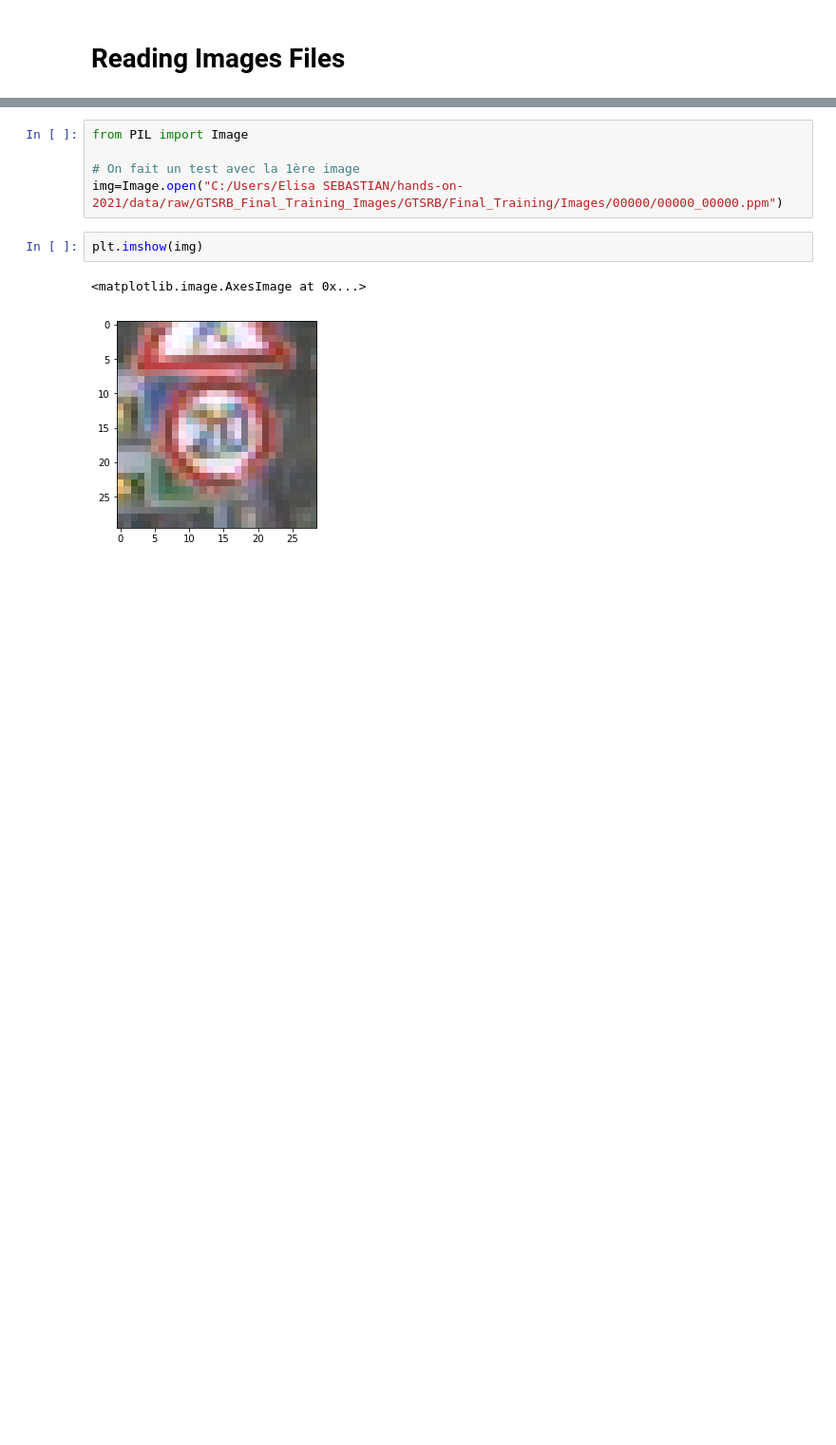
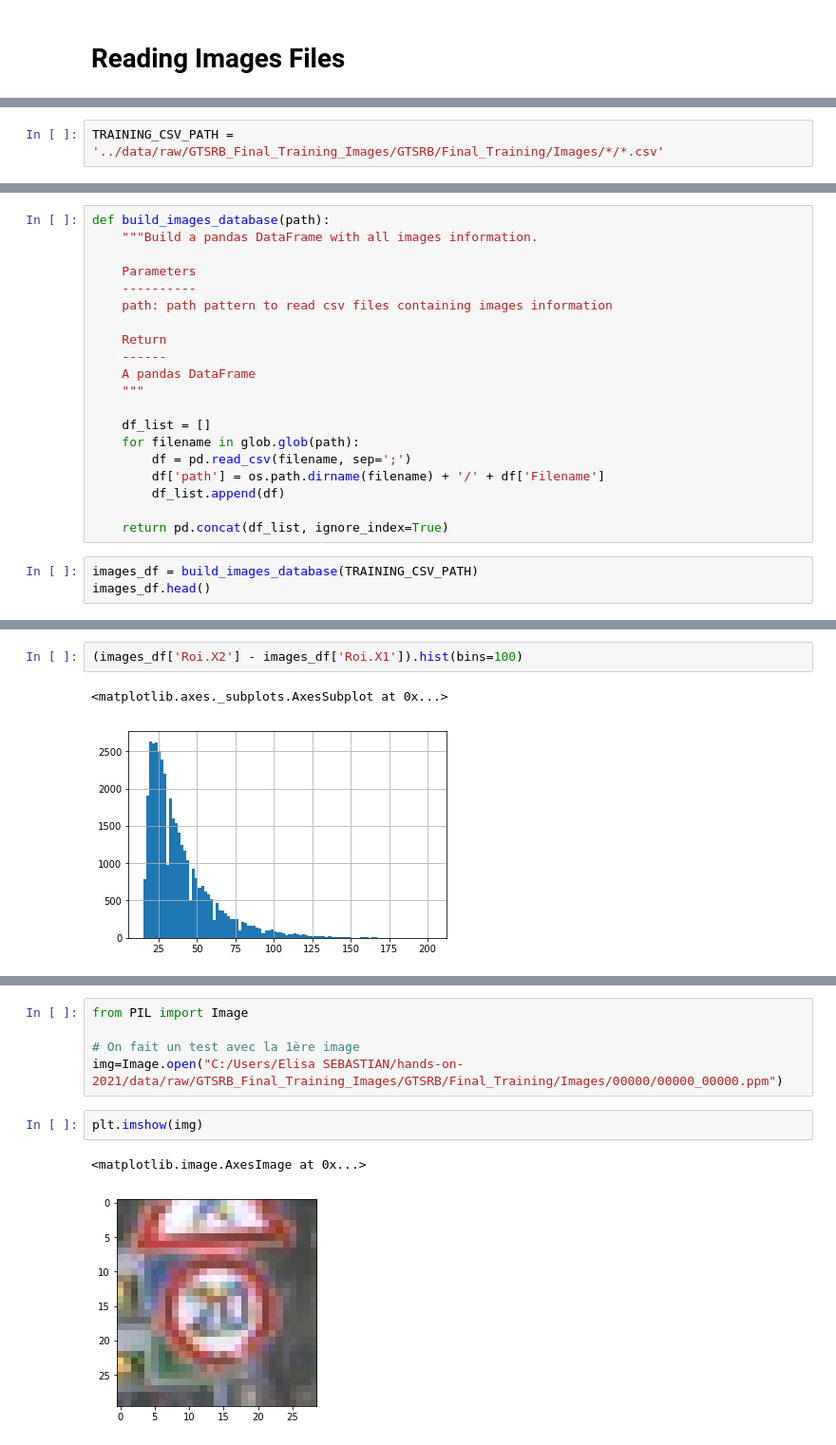
Before and after one commit to Elisa-sebastian/traffic, a Jupyter notebook: notebooks/reading_images.ipynb, the cells around one changed output, grey strips where cells are left out. Shown: that part at 95% size. Saved outputs shown, nothing was run; the diff lists cells and outputs as text; blank space fills up the shorter version.

Commit message:
Add notebook for reading images

```diff
--- a/notebooks/reading_images.ipynb
+++ b/notebooks/reading_images.ipynb
@@ -5,0 +11,2 @@ import matplotlib.pyplot as plt
+# %%
+TRAINING_CSV_PATH = '../data/raw/GTSRB_Final_Training_Images/GTSRB/Final_Training/Images/*/*.csv'
@@ -5,0 +17,23 @@ import matplotlib.pyplot as plt
+# %%
+def build_images_database(path):
+    """Build a pandas DataFrame with all images information.
+
+    Parameters
+    ----------
+    path: path pattern to read csv files containing images information
+
+    Return
+    ------
+    A pandas DataFrame
+    """
+
+    df_list = []
+    for filename in glob.glob(path):
+        df = pd.read_csv(filename, sep=';')
+        df['path'] = os.path.dirname(filename) + '/' + df['Filename']
+        df_list.append(df)
+
+    return pd.concat(df_list, ignore_index=True)
+# %%
+images_df = build_images_database(TRAINING_CSV_PATH)
+images_df.head()
@@ -5,0 +67,5 @@ import matplotlib.pyplot as plt
+# %%
+(images_df['Roi.X2'] - images_df['Roi.X1']).hist(bins=100)
+# %% [output]
+<matplotlib.axes._subplots.AxesSubplot at 0x...>
+[figure, added]
```
Also changed, not shown: parts of 5 cells of this notebook.
